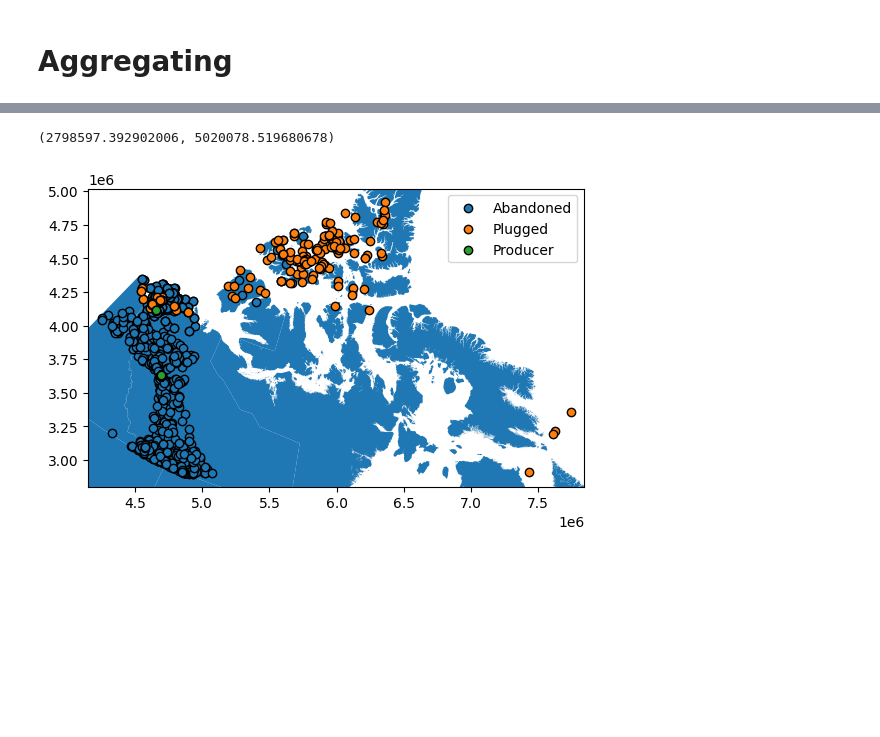
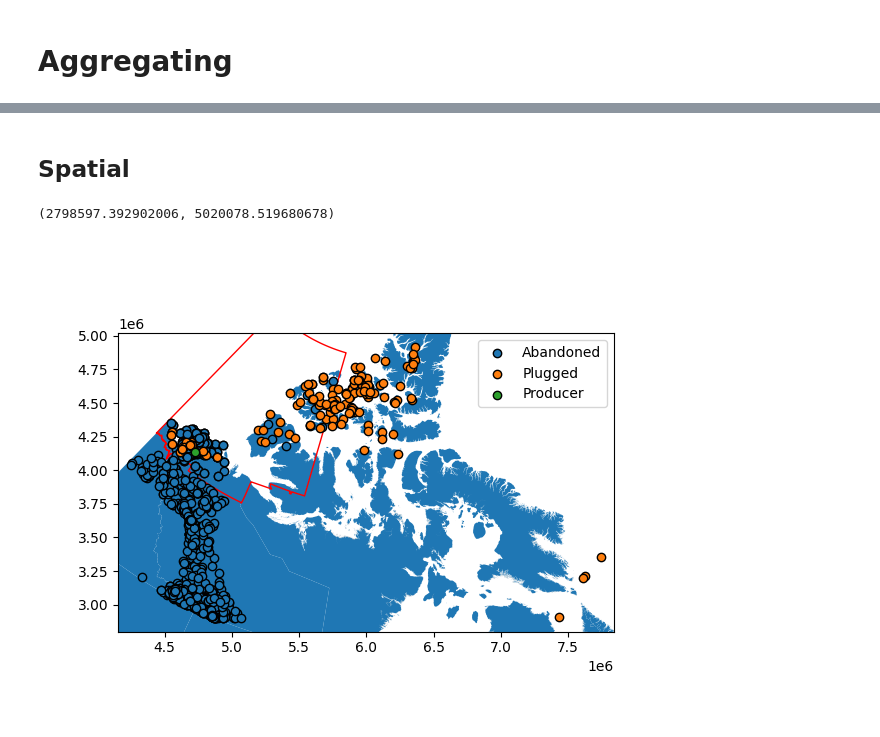
Before and after one commit to gsc-permafrost/NorthernWellSites, a Jupyter notebook: NorthernWellDatabase.ipynb, the cells around one changed output, grey strips where cells are left out. Drawn from its saved outputs; the diff is of its cells as text; code cells hidden in the pictures; blank space fills up the shorter version.

```diff
--- a/NorthernWellDatabase.ipynb
+++ b/NorthernWellDatabase.ipynb
@@ -458,18 +527,37 @@ Name: Name, dtype: int64
+# %% [markdown]
+## Spatial
+# %%
+
+geom = []
+for i,row in AllUWI.iterrows():
+	geom.append(MultiPoint([(x,y) for x,y in zip(row['x'],row['y'])]))
+ISR = gpd.read_file(r'source_data\boundary\ISR_bounds.shp').to_crs('EPSG:3347')
+prov = gpd.read_file(r'source_data\boundary\lpr_000b16a_e.shp').to_crs('EPSG:3347')
+
+gdf['ISR'] = False
+gdf.loc[gdf.within(ISR.geometry[0]),'ISR'] = True
+gdf['Territory'] = 'Off-Shore'
+for pruid in ['60','61','62']:
+    p = prov.loc[prov['PRUID'] == pruid].copy()
+    gdf.loc[gdf.within(p.geometry.values[0]),'Territory'] = p['PRNAME'].values[0]
+# Moratorium on off-shore, so wells are all abandoned
+gdf.loc[((gdf['Territory']=='Off-Shore')&(gdf['Status']=='Suspended')),'Status'] = 'Abandoned'
 # %%
-geom = []
-for i,row in AllUWI.iterrows():
-	geom.append(MultiPoint([(x,y) for x,y in zip(row['x'],row['y'])]))
-sl = gpd.read_file(r'source_data\boundary\lpr_000b16a_e.shp').to_crs('EPSG:3347')
+%matplotlib widget
+
 fig,ax=plt.subplots()
-sl.plot(ax=ax)
+prov.plot(ax=ax)
+ISR.plot(ax=ax,facecolor='None',edgecolor='red')
 gdf = gpd.GeoDataFrame(data=AllUWI,geometry=geom,crs='NAD1983').to_crs('EPSG:3347')
-for s in ['Abandoned','Plugged','Producer']:
+gdf = gdf.drop(columns=['x','y'])
+gdf['Spud_Year'] = gdf['Spud_Year'].astype('float').round(0)
+for s in gdf['Status'].unique():#['Abandoned','Plugged']:
 	gdf.loc[gdf['Status']==s].plot(label=s,ax=ax,edgecolor='k')
 ax.legend()
 tb = gdf.total_bounds
 tol = 1e5
 ax.set_xlim(tb[0]-tol,tb[2]+tol)
 ax.set_ylim(tb[1]-tol,tb[3]+tol)
 # %% [output]
 (2798597.392902006, 5020078.519680678)
-[figure, old version]
+[figure, new version]
```
Also changed, not shown: parts of 10 cells of this notebook, 17 other files.
